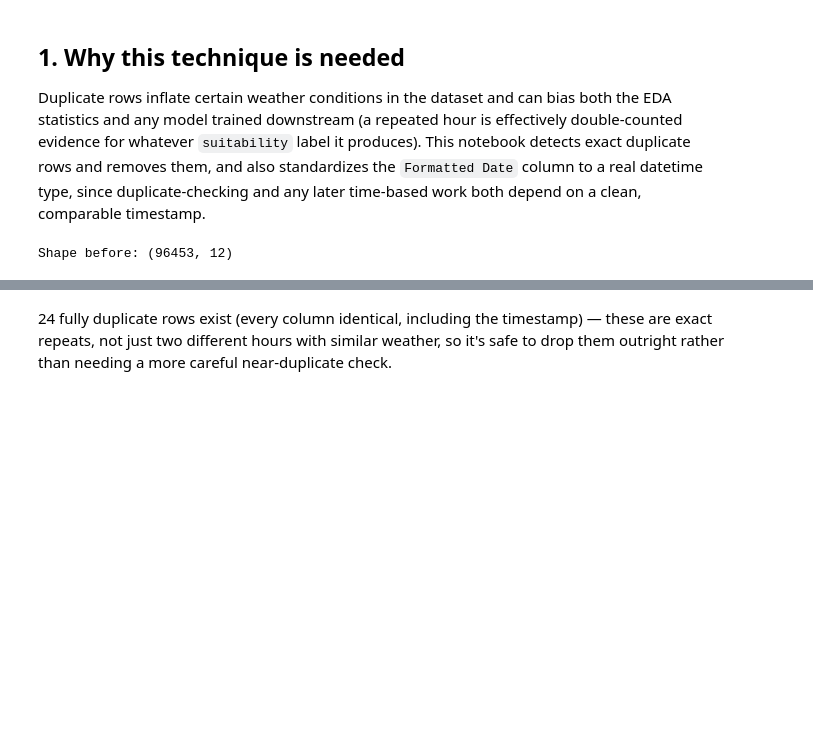
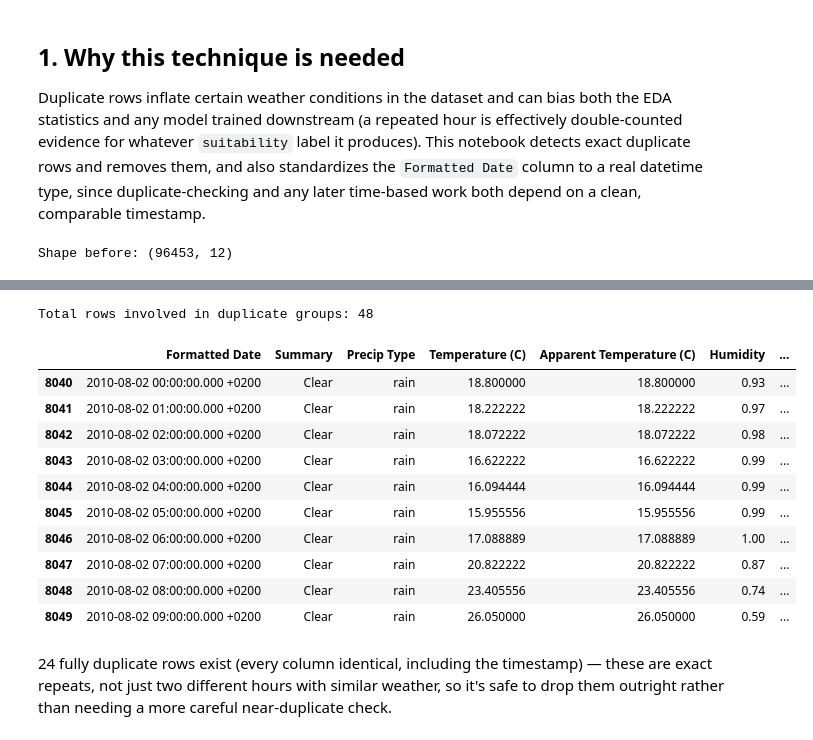
Before and after one commit to IT25101195/aiml-01, a Jupyter notebook: notebooks/preprocessing/ITNumber2_IT25103007_Duplicate_Detection_Removal.ipynb, the cells around one changed output, grey strips where cells are left out. Drawn from its saved outputs; the diff is of its cells as text; code cells hidden in the pictures; blank space fills up the shorter version.

```diff
--- a/notebooks/ITNumber2_IT25103007_Duplicate_Detection_Removal.ipynb
+++ b/notebooks/preprocessing/ITNumber2_IT25103007_Duplicate_Detection_Removal.ipynb
@@ -9,7 +9,7 @@ import pandas as pd
 import numpy as np
 import matplotlib.pyplot as plt
 
-df = pd.read_csv("../data/raw/weatherHistory.csv")
+df = pd.read_csv("../../data/raw/weatherHistory.csv")
 print("Shape before:", df.shape)
 # %% [output]
 Shape before: (96453, 12)
@@ -30,6 +30,26 @@ Duplicate rows found: 24
 | 36079 | 2010-08-02 07:00:00.000 +0200 | Clear | rain | 20.822222 | 20.822222 | 0.87 | ... |
 | 36080 | 2010-08-02 08:00:00.000 +0200 | Clear | rain | 23.405556 | 23.405556 | 0.74 | ... |
 | 36081 | 2010-08-02 09:00:00.000 +0200 | Clear | rain | 26.050000 | 26.050000 | 0.59 | ... |
+# %%
+dupes = df[df.duplicated(keep=False)]
+
+print("Total rows involved in duplicate groups:", len(dupes))
+# %% [output]
+Total rows involved in duplicate groups: 48
+# %%
+dupes.head(10)
+# %% [output]
+|  | Formatted Date | Summary | Precip Type | Temperature (C) | Apparent Temperature (C) | Humidity | ... |
+| 8040 | 2010-08-02 00:00:00.000 +0200 | Clear | rain | 18.800000 | 18.800000 | 0.93 | ... |
+| 8041 | 2010-08-02 01:00:00.000 +0200 | Clear | rain | 18.222222 | 18.222222 | 0.97 | ... |
+| 8042 | 2010-08-02 02:00:00.000 +0200 | Clear | rain | 18.072222 | 18.072222 | 0.98 | ... |
+| 8043 | 2010-08-02 03:00:00.000 +0200 | Clear | rain | 16.622222 | 16.622222 | 0.99 | ... |
+| 8044 | 2010-08-02 04:00:00.000 +0200 | Clear | rain | 16.094444 | 16.094444 | 0.99 | ... |
+| 8045 | 2010-08-02 05:00:00.000 +0200 | Clear | rain | 15.955556 | 15.955556 | 0.99 | ... |
+| 8046 | 2010-08-02 06:00:00.000 +0200 | Clear | rain | 17.088889 | 17.088889 | 1.00 | ... |
+| 8047 | 2010-08-02 07:00:00.000 +0200 | Clear | rain | 20.822222 | 20.822222 | 0.87 | ... |
+| 8048 | 2010-08-02 08:00:00.000 +0200 | Clear | rain | 23.405556 | 23.405556 | 0.74 | ... |
+| 8049 | 2010-08-02 09:00:00.000 +0200 | Clear | rain | 26.050000 | 26.050000 | 0.59 | ... |
 # %% [markdown]
 24 fully duplicate rows exist (every column identical, including the timestamp) — these are exact repeats, not just two different hours with similar weather, so it's safe to drop them outright rather than needing a more careful near-duplicate check.
 # %%
```
Also changed, not shown: 14 other files.
